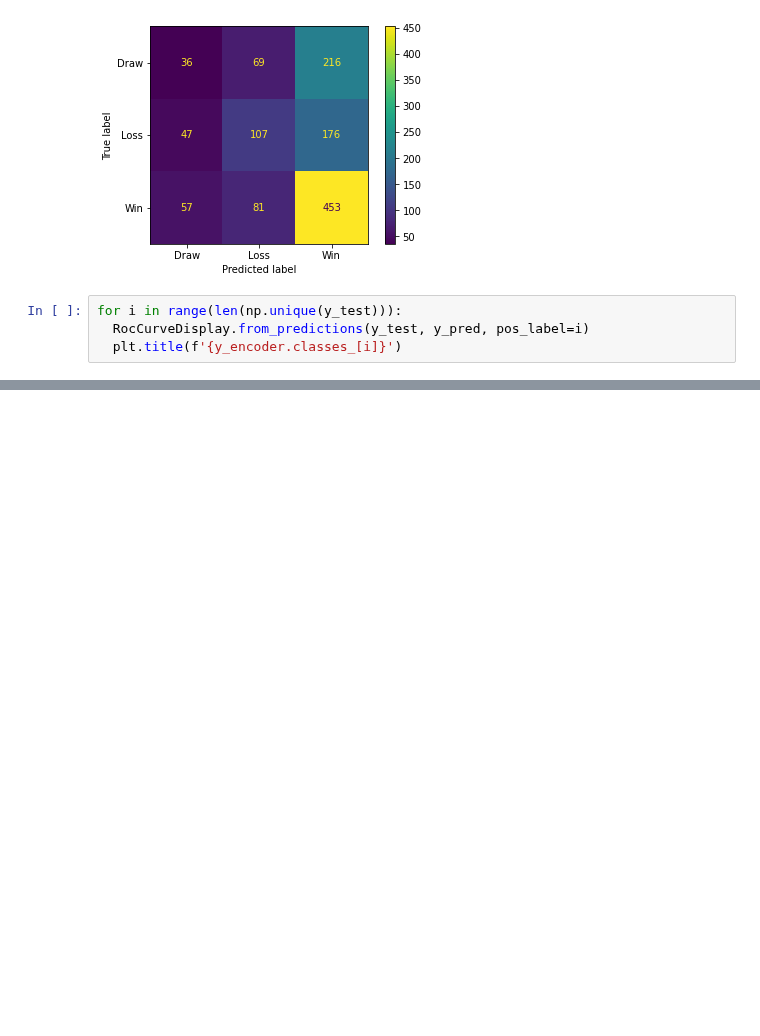
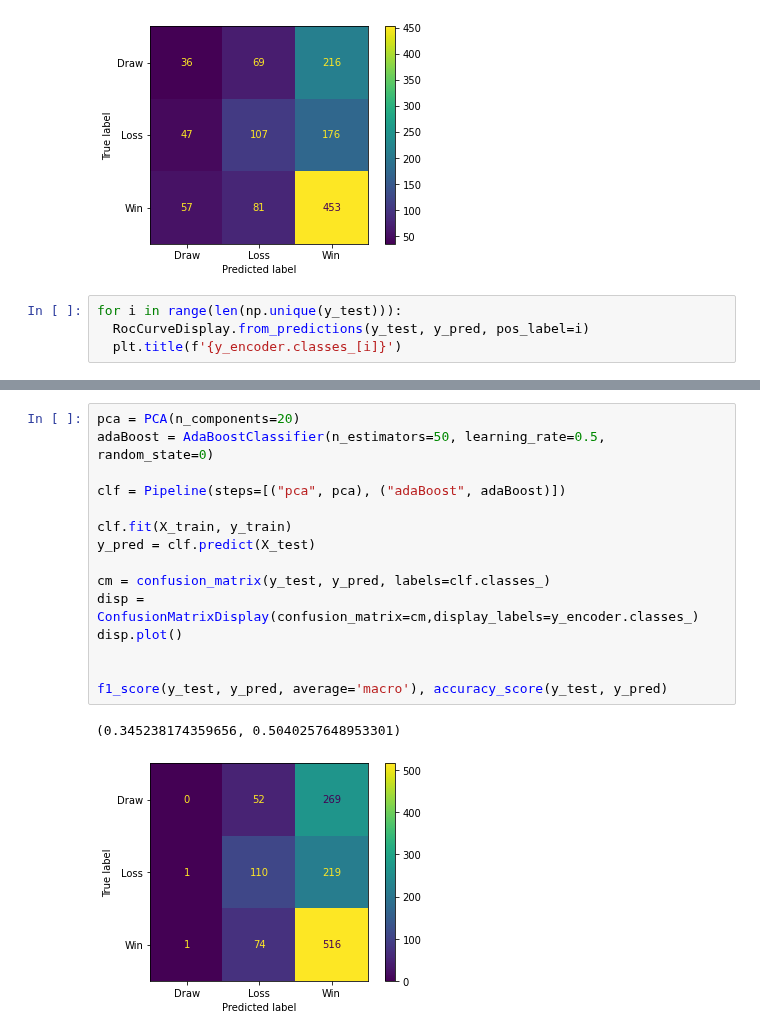
Before and after one commit to PascalLiPooKim/Football-prediction-model-project, a Jupyter notebook: footballPredictionModel.ipynb, the cells around one changed output, grey strips where cells are left out. Cells and saved outputs as stored; diff of their text form; blank space fills up the shorter version.

Commit message:
Implement, train, validate and test AdaBoost on premier league data

```diff
--- a/footballPredictionModel.ipynb
+++ b/footballPredictionModel.ipynb
@@ -1045,0 +1075,18 @@ for i in range(len(np.unique(y_test))):
+# %%
+pca = PCA(n_components=20)
+adaBoost = AdaBoostClassifier(n_estimators=50, learning_rate=0.5, random_state=0)
+
+clf = Pipeline(steps=[("pca", pca), ("adaBoost", adaBoost)])
+
+clf.fit(X_train, y_train)
+y_pred = clf.predict(X_test)
+
+cm = confusion_matrix(y_test, y_pred, labels=clf.classes_)
+disp = ConfusionMatrixDisplay(confusion_matrix=cm,display_labels=y_encoder.classes_)
+disp.plot()
+
+
+f1_score(y_test, y_pred, average='macro'), accuracy_score(y_test, y_pred)
+# %% [output]
+(0.345238174359656, 0.5040257648953301)
+[figure, added]
```
Also changed, not shown: parts of 14 cells of this notebook.
